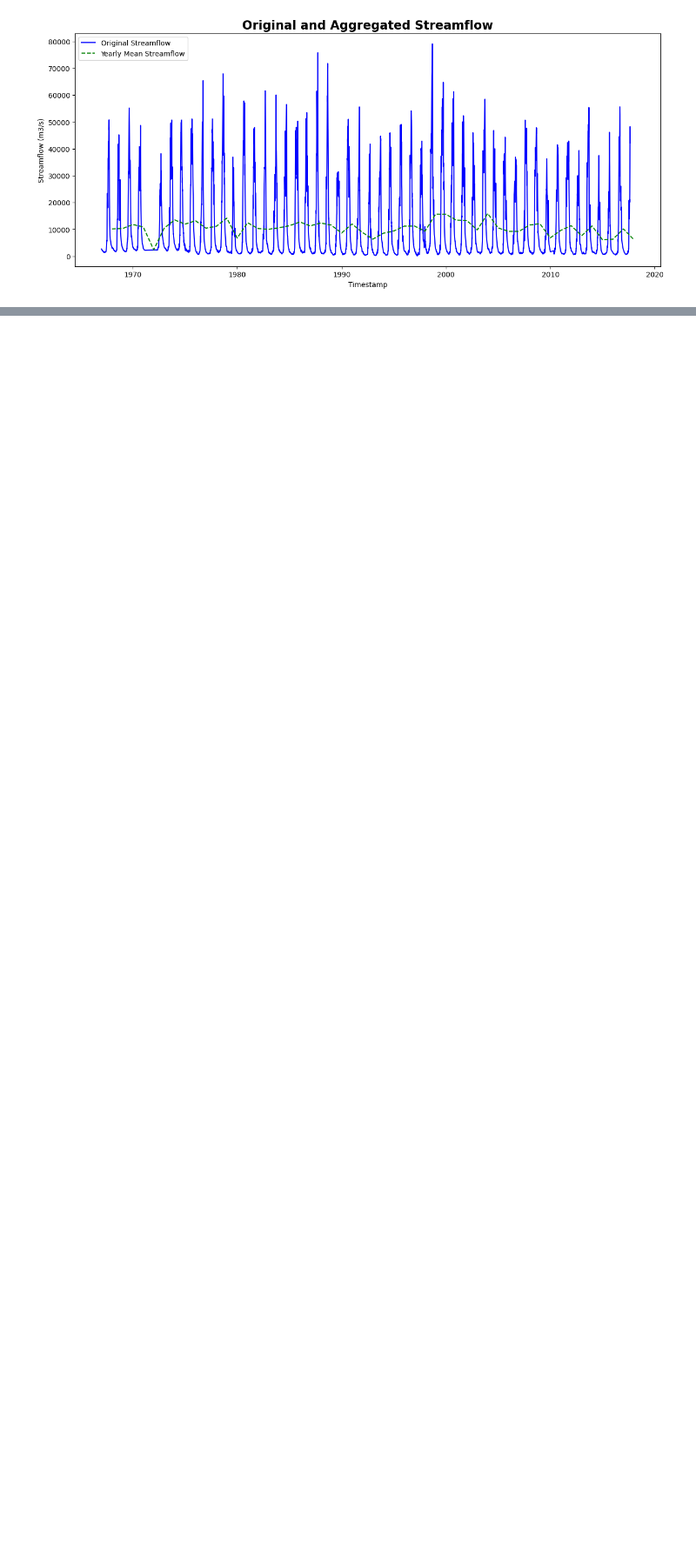
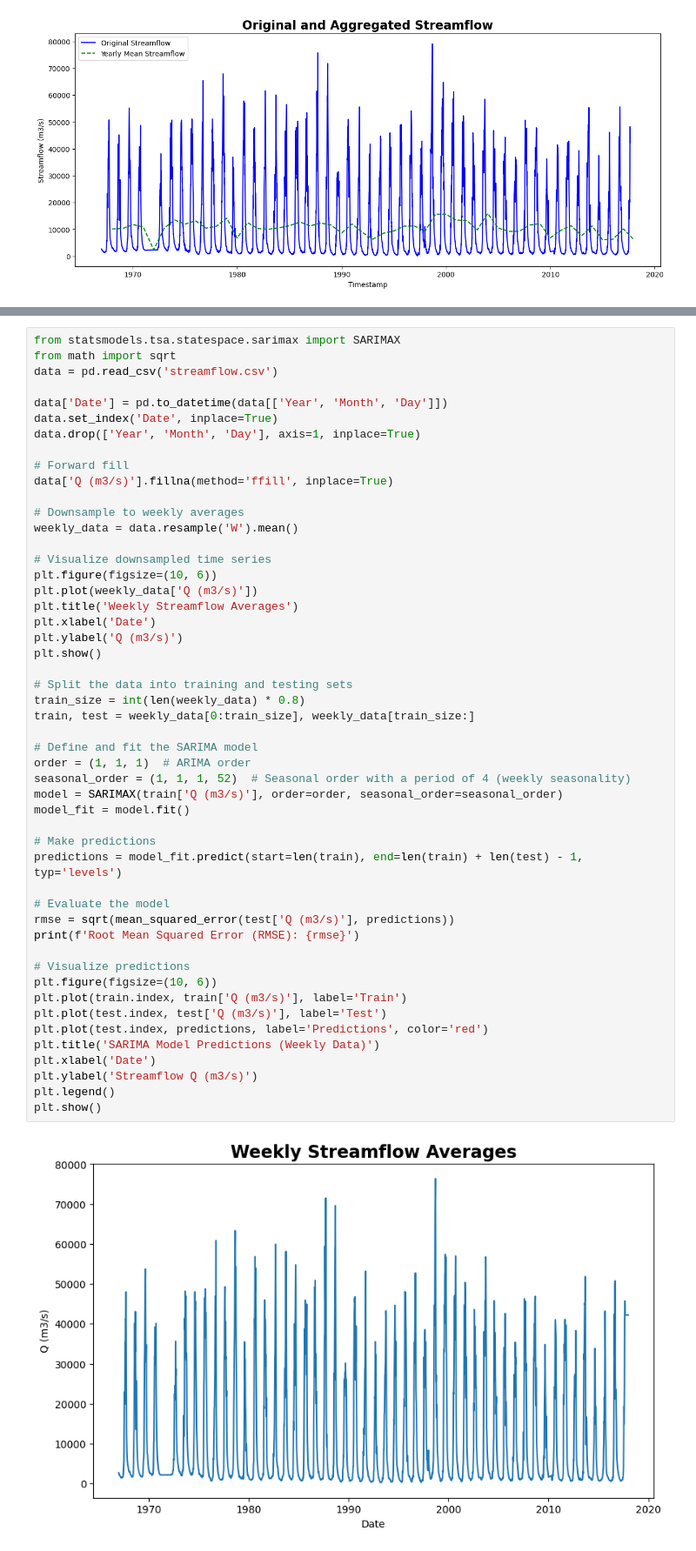
Before and after one commit to GVSU-CIS635/gvsu-cis635-term-project-flood-droughtpredictions, a Jupyter notebook: CIS635semesterproject.ipynb, the cells around one changed output, grey strips where cells are left out. Shown at 87% size. Saved outputs shown, nothing was run; the diff lists cells and outputs as text; blank space fills up the shorter version.

```diff
--- a/CIS635semesterproject.ipynb
+++ b/CIS635semesterproject.ipynb
@@ -111,0 +270,52 @@ plt.show()
+# %%
+from statsmodels.tsa.statespace.sarimax import SARIMAX
+from math import sqrt
+data = pd.read_csv('streamflow.csv')
+
+data['Date'] = pd.to_datetime(data[['Year', 'Month', 'Day']])
+data.set_index('Date', inplace=True)
+data.drop(['Year', 'Month', 'Day'], axis=1, inplace=True)
+
+# Forward fill
+data['Q (m3/s)'].fillna(method='ffill', inplace=True)
+
+# Downsample to weekly averages
+weekly_data = data.resample('W').mean()
+
+# Visualize downsampled time series
+plt.figure(figsize=(10, 6))
+plt.plot(weekly_data['Q (m3/s)'])
+plt.title('Weekly Streamflow Averages')
+plt.xlabel('Date')
+plt.ylabel('Q (m3/s)')
+plt.show()
+
+# Split the data into training and testing sets
+train_size = int(len(weekly_data) * 0.8)
+train, test = weekly_data[0:train_size], weekly_data[train_size:]
+
+# Define and fit the SARIMA model
+order = (1, 1, 1)  # ARIMA order
+seasonal_order = (1, 1, 1, 52)  # Seasonal order with a period of 4 (weekly seasonality)
+model = SARIMAX(train['Q (m3/s)'], order=order, seasonal_order=seasonal_order)
+model_fit = model.fit()
+
+# Make predictions
+predictions = model_fit.predict(start=len(train), end=len(train) + len(test) - 1, typ='levels')
+
+# Evaluate the model
+rmse = sqrt(mean_squared_error(test['Q (m3/s)'], predictions))
+print(f'Root Mean Squared Error (RMSE): {rmse}')
+
+# Visualize predictions
+plt.figure(figsize=(10, 6))
+plt.plot(train.index, train['Q (m3/s)'], label='Train')
+plt.plot(test.index, test['Q (m3/s)'], label='Test')
+plt.plot(test.index, predictions, label='Predictions', color='red')
+plt.title('SARIMA Model Predictions (Weekly Data)')
+plt.xlabel('Date')
+plt.ylabel('Streamflow Q (m3/s)')
+plt.legend()
+plt.show()
+# %% [output]
+[figure, added]
```
Also changed, not shown: parts of 6 cells of this notebook.
